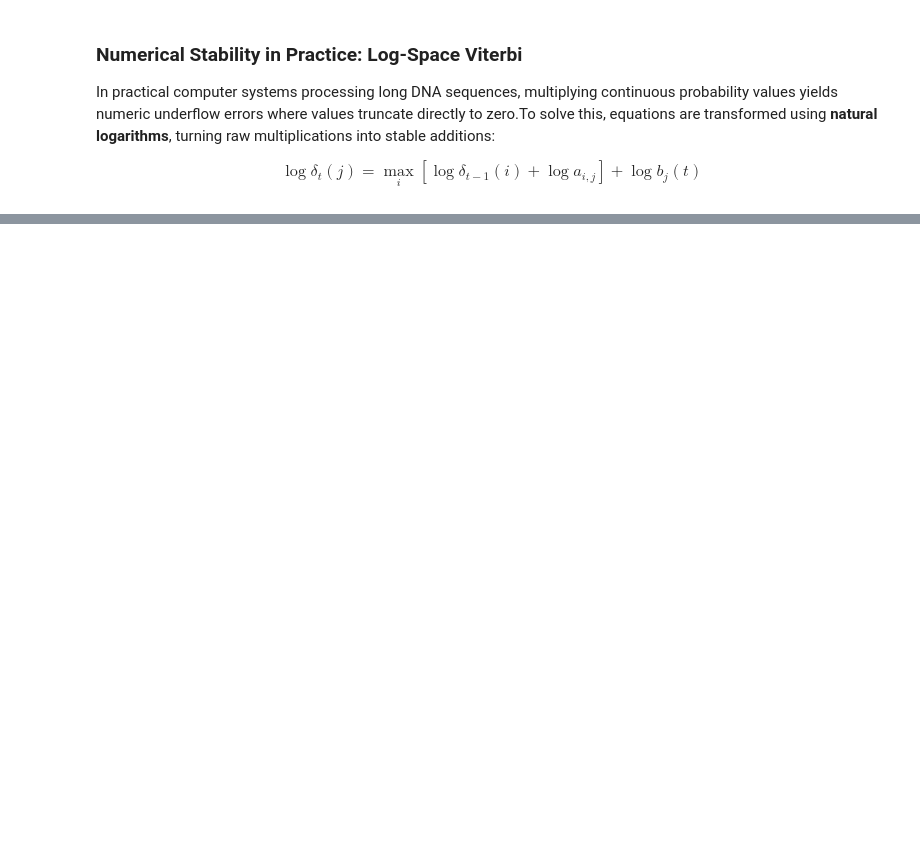
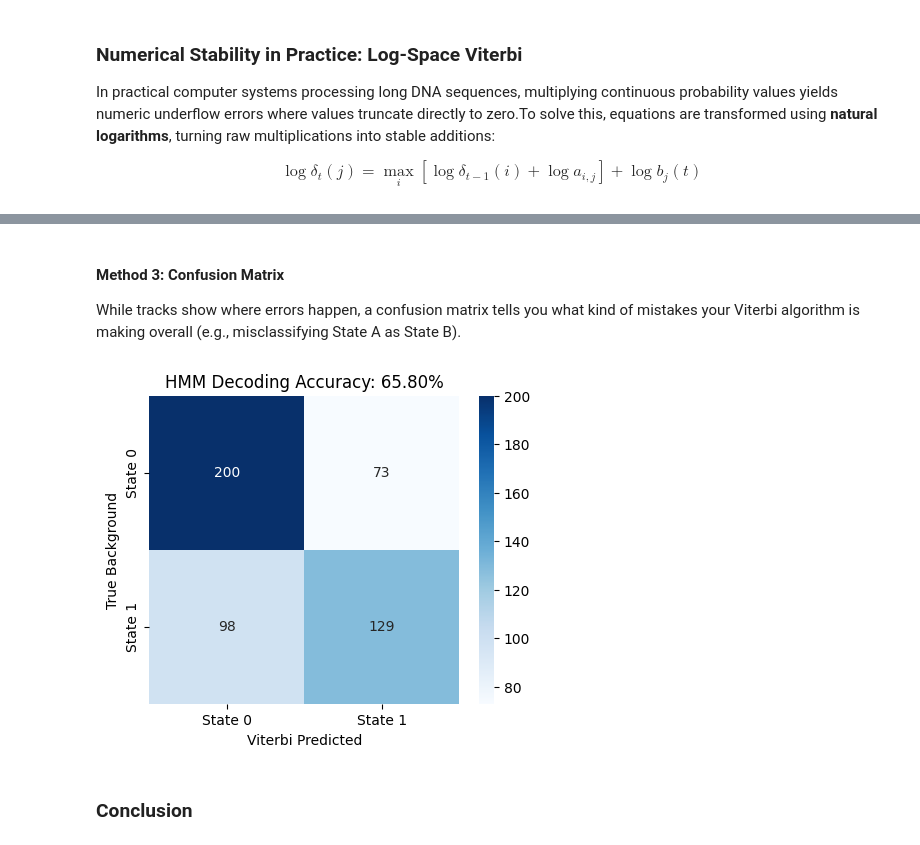
Before and after one commit to yenyen1/sequences-repeat-region-analysis, a Jupyter notebook: 02_hidden_markov_model.ipynb, the cells around one changed output, grey strips where cells are left out. Cells and saved outputs as stored; diff of their text form; code cells hidden in the pictures; blank space fills up the shorter version.

```diff
--- a/02_hidden_markov_model.ipynb
+++ b/02_hidden_markov_model.ipynb
@@ -189,0 +340,21 @@ $$\log \delta_{t}(j) = \max _{i} \left[ \log \delta_{t-1}(i) + \log a_{i,j} \rig
+# %% [markdown]
+#### Method 3: Confusion Matrix
+While tracks show where errors happen, a confusion matrix tells you what kind of mistakes your Viterbi algorithm is making overall (e.g., misclassifying State A as State B).
+# %%
+# Calculate summary metrics
+acc = accuracy_score(backgroud, best_path)
+cm = confusion_matrix(backgroud, best_path)
+
+plt.figure(figsize=(5, 4))
+sns.heatmap(cm, annot=True, fmt='d', cmap='Blues',
+            xticklabels=['State 0', 'State 1'],
+            yticklabels=['State 0', 'State 1'])
+
+plt.xlabel('Viterbi Predicted')
+plt.ylabel('True Background')
+plt.title(f'HMM Decoding Accuracy: {acc:.2%}')
+plt.show()
+# %% [output]
+[figure, added]
+# %% [markdown]
+### Conclusion
```
Also changed, not shown: parts of 14 cells of this notebook.
